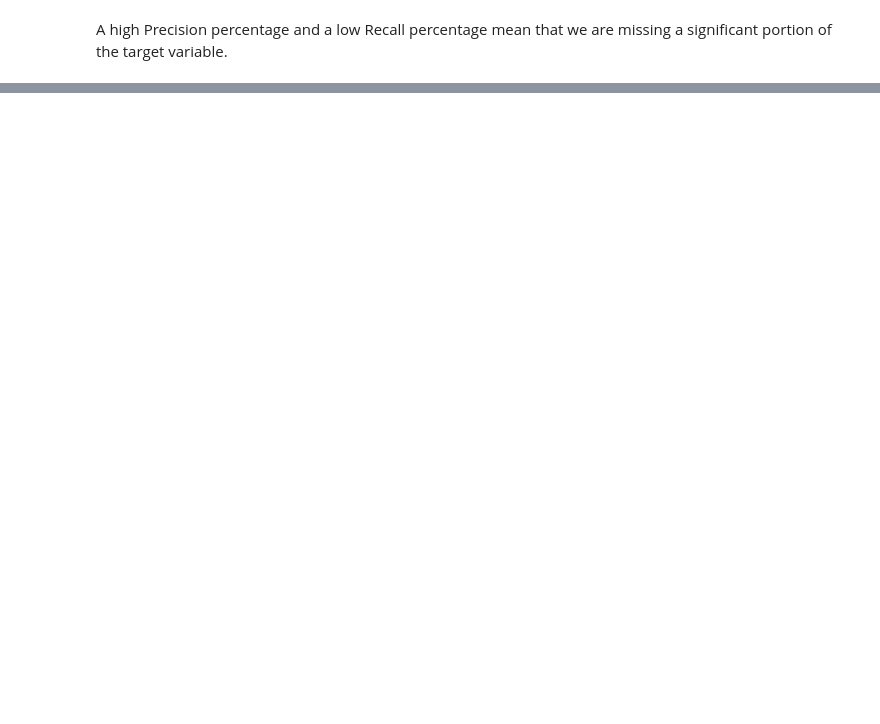
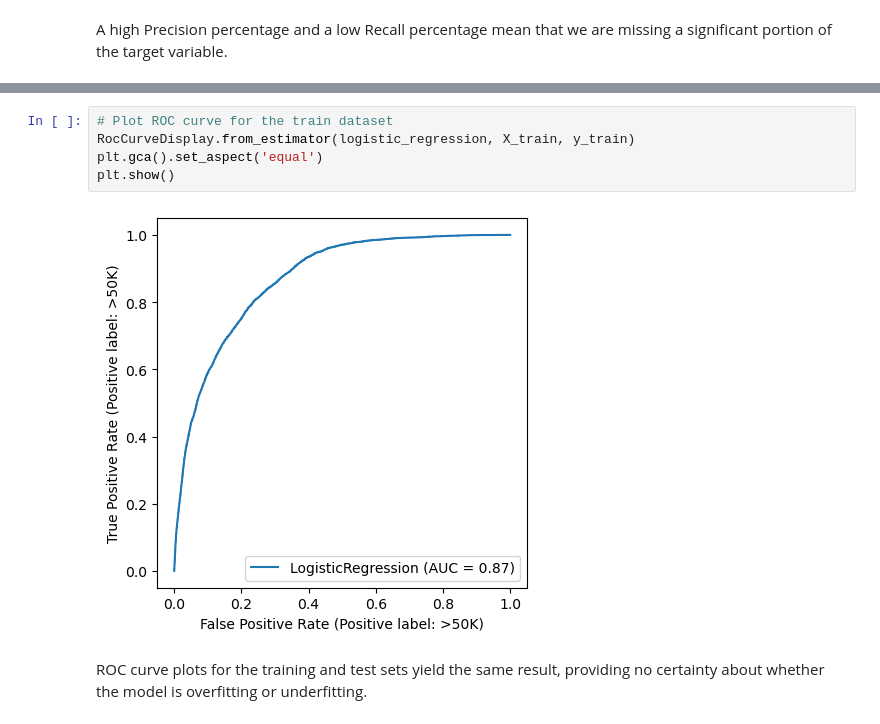
Before and after one commit to Kiril-Lazarov/Artificial-Intelligence, a Jupyter notebook: Machine Learning/Model Trainng and Improvement/Model Training and Improvement.ipynb, the cells around one changed output, grey strips where cells are left out. Drawn from its saved outputs; the diff is of its cells as text; blank space fills up the shorter version.

```diff
--- a/Machine Learning/Model Trainng and Improvement/Model Training and Improvement.ipynb
+++ b/Machine Learning/Model Trainng and Improvement/Model Training and Improvement.ipynb
@@ -280,0 +281,9 @@ plt.show()
+# %%
+# Plot ROC curve for the train dataset
+RocCurveDisplay.from_estimator(logistic_regression, X_train, y_train)
+plt.gca().set_aspect('equal')
+plt.show()
+# %% [output]
+[figure, added]
+# %% [markdown]
+ROC curve plots for the training and test sets yield the same result, providing no certainty about whether the model is overfitting or underfitting.
```
Also changed, not shown: parts of 5 cells of this notebook.
